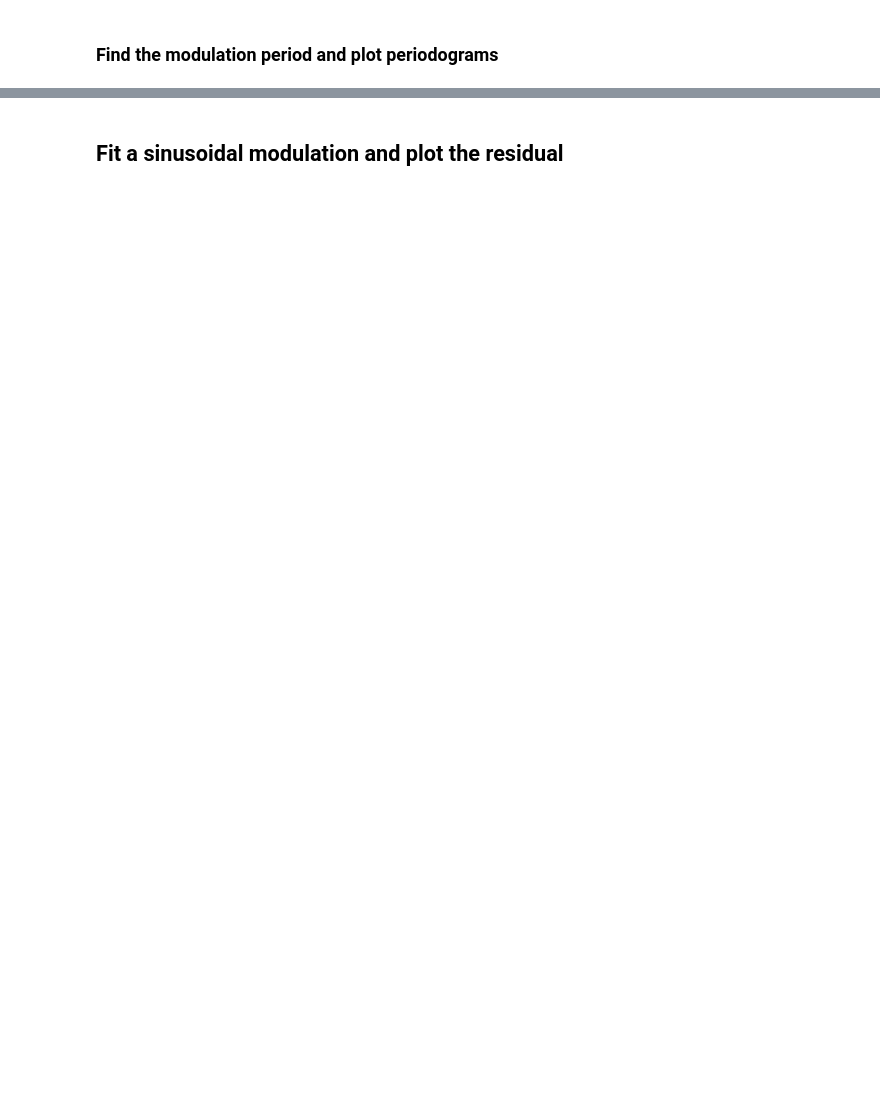
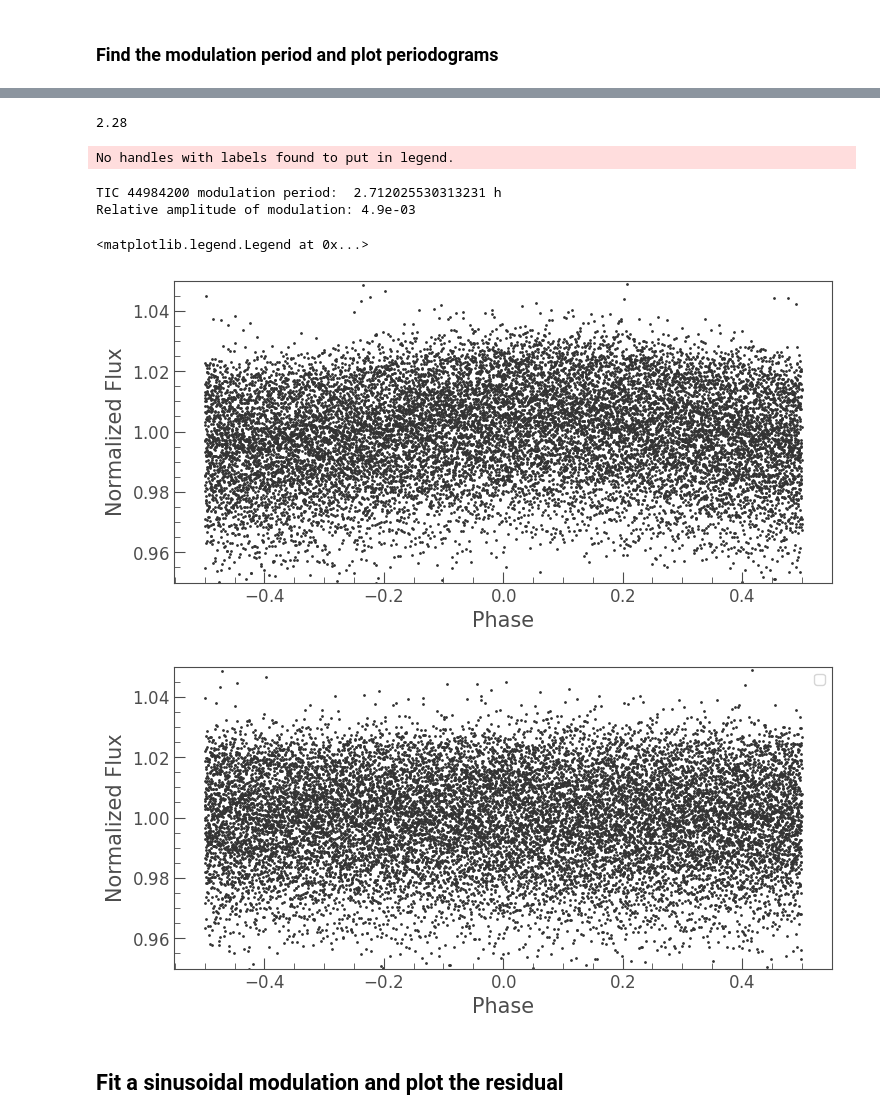
Before and after one commit to ekaterinailin/MalachiteMountains, a Jupyter notebook: analysis/notebooks/NB2_Plot_Flares_and_Find_Periods.ipynb, the cells around one changed output, grey strips where cells are left out. Cells and saved outputs as stored; diff of their text form; code cells hidden in the pictures; blank space fills up the shorter version.

```diff
--- a/analysis/notebooks/NB2_Plot_Flares_and_Find_Periods.ipynb
+++ b/analysis/notebooks/NB2_Plot_Flares_and_Find_Periods.ipynb
@@ -79,3 +64,32 @@ TIC 300741820 modulation period:  3.167960564278575 h
+# %%
+import astropy.units as u
+4.56/2
+# %% [output]
+2.28
+# %%
+
+#for i, row in lcs.iterrows():
+flc = fetch_lightcurve(lcs.loc[3])
+pg = flc.remove_nans().to_periodogram(freq_unit=1/u.d,
+                                              maximum_frequency=10,
+                                              minimum_frequency=2)
+
+folded = flc.fold(pg.period_at_max_power.to("d").value)
+folded.scatter();
+plt.ylim(.95,1.05);
+t, flux, model, period = remove_sinusoidal(lcs.loc[3], plot=False, save=False)
+newlc = FlareLightCurve(time=t, flux=flux, targetid=flc.targetid)
+folded = flc.fold(pg.period_at_max_power.to("d").value/2)
+folded.scatter();
+plt.ylim(.95,1.05);
+plt.legend()
+# %% [output]
+No handles with labels found to put in legend.
+TIC 44984200 modulation period:  2.712025530313231 h
+Relative amplitude of modulation: 4.9e-03
+<matplotlib.legend.Legend at 0x...>
+[figure, added]
+[figure, added]
 # %% [markdown]
 ## Fit a sinusoidal modulation and plot the residual
 # %%
```
Also changed, not shown: parts of 4 cells of this notebook, 22 other files.
